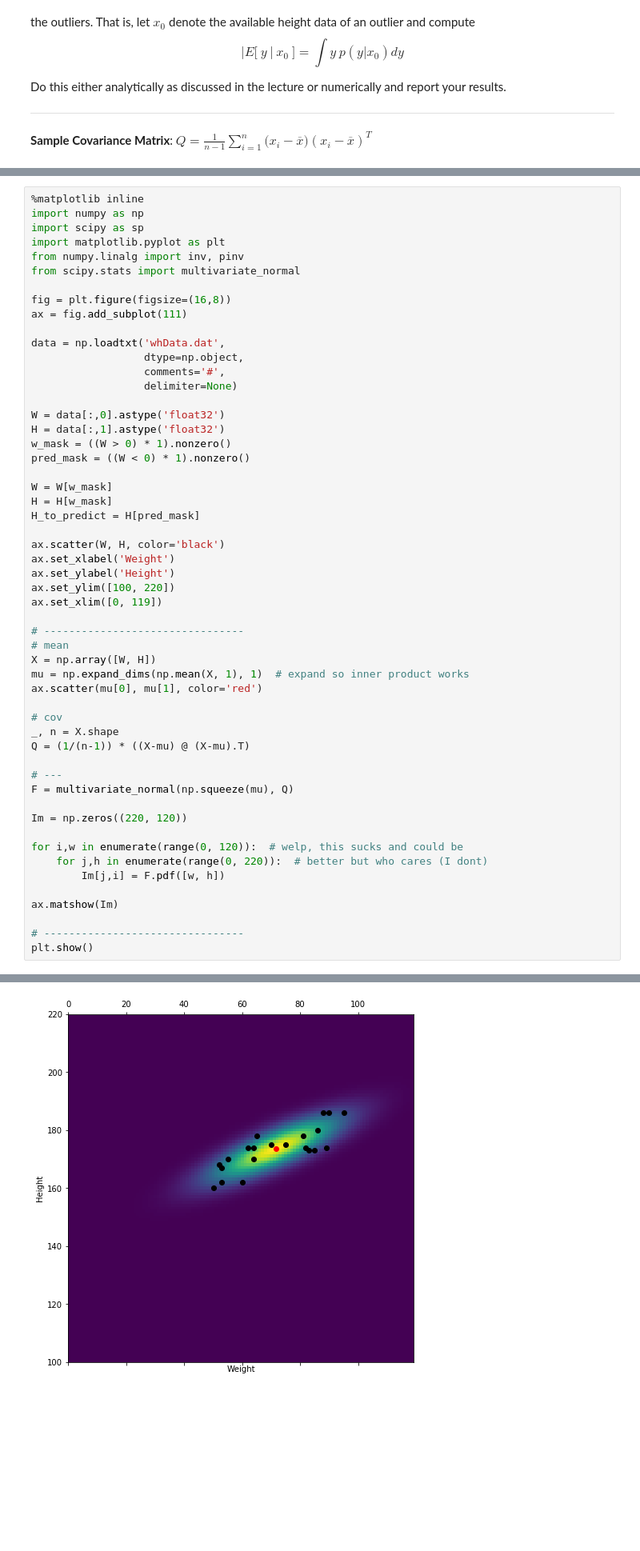
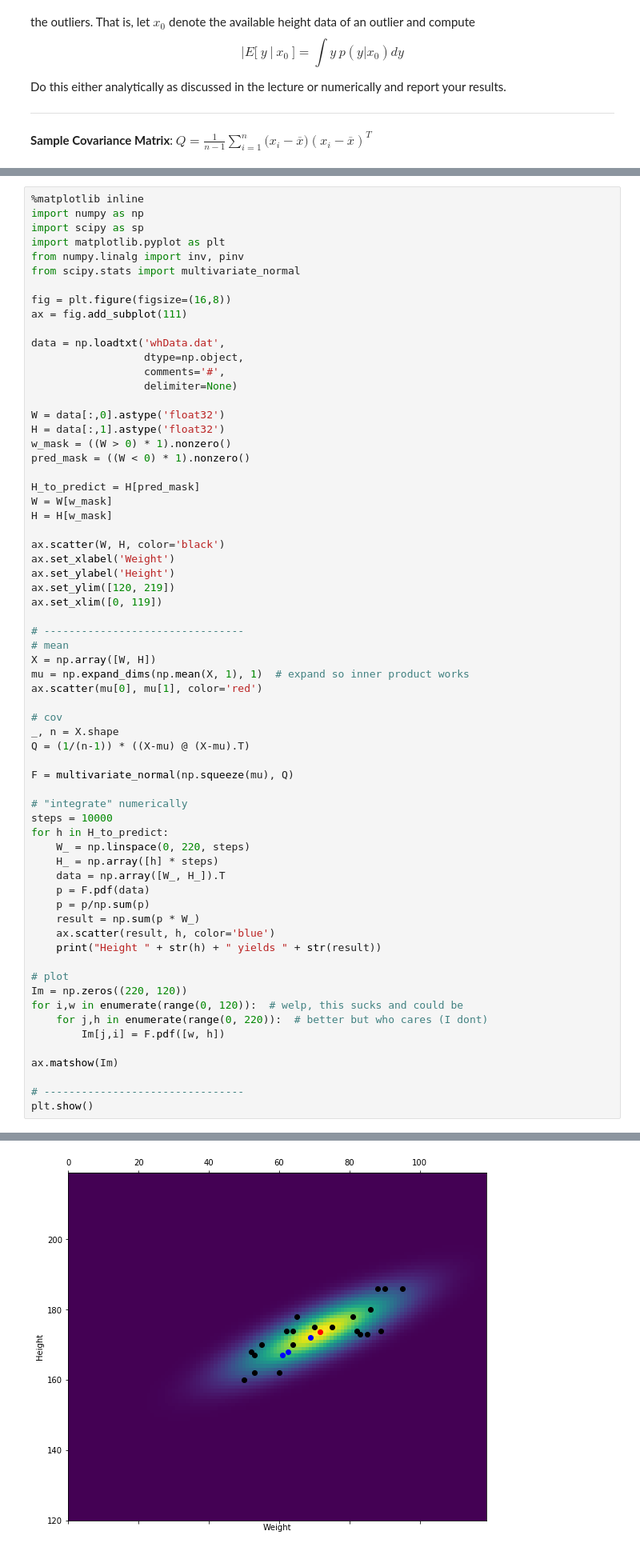
Before and after one commit to jutanke/bit_projects, a Jupyter notebook: project2/my_solution.ipynb, the cells around one changed output, grey strips where cells are left out. Shown: that part at 80% size. Saved outputs shown, nothing was run; the diff lists cells and outputs as text; blank space fills up the shorter version.

```diff
--- a/project2/my_solution.ipynb
+++ b/project2/my_solution.ipynb
@@ -181,14 +202,14 @@ H = data[:,1].astype('float32')
 w_mask = ((W > 0) * 1).nonzero()
 pred_mask = ((W < 0) * 1).nonzero()
 
+H_to_predict = H[pred_mask]
 W = W[w_mask]
 H = H[w_mask]
-H_to_predict = H[pred_mask]
 
 ax.scatter(W, H, color='black')
 ax.set_xlabel('Weight')
 ax.set_ylabel('Height')
-ax.set_ylim([100, 220])
+ax.set_ylim([120, 219])
 ax.set_xlim([0, 119])
 
 # --------------------------------
@@ -201,11 +222,22 @@ ax.scatter(mu[0], mu[1], color='red')
 _, n = X.shape
 Q = (1/(n-1)) * ((X-mu) @ (X-mu).T)
 
-# ---
 F = multivariate_normal(np.squeeze(mu), Q)
 
+# "integrate" numerically
+steps = 10000
+for h in H_to_predict:
+    W_ = np.linspace(0, 220, steps)
+    H_ = np.array([h] * steps)
+    data = np.array([W_, H_]).T
+    p = F.pdf(data)
+    p = p/np.sum(p)
+    result = np.sum(p * W_)
+    ax.scatter(result, h, color='blue')
+    print("Height " + str(h) + " yields " + str(result))
+
+# plot
 Im = np.zeros((220, 120))
-
 for i,w in enumerate(range(0, 120)):  # welp, this sucks and could be
     for j,h in enumerate(range(0, 220)):  # better but who cares (I dont)
         Im[j,i] = F.pdf([w, h])
@@ -218 +253 @@ plt.show()
-[figure, old version]
+[figure, new version]
```
Also changed, not shown: parts of 2 cells of this notebook, 1 other file.
